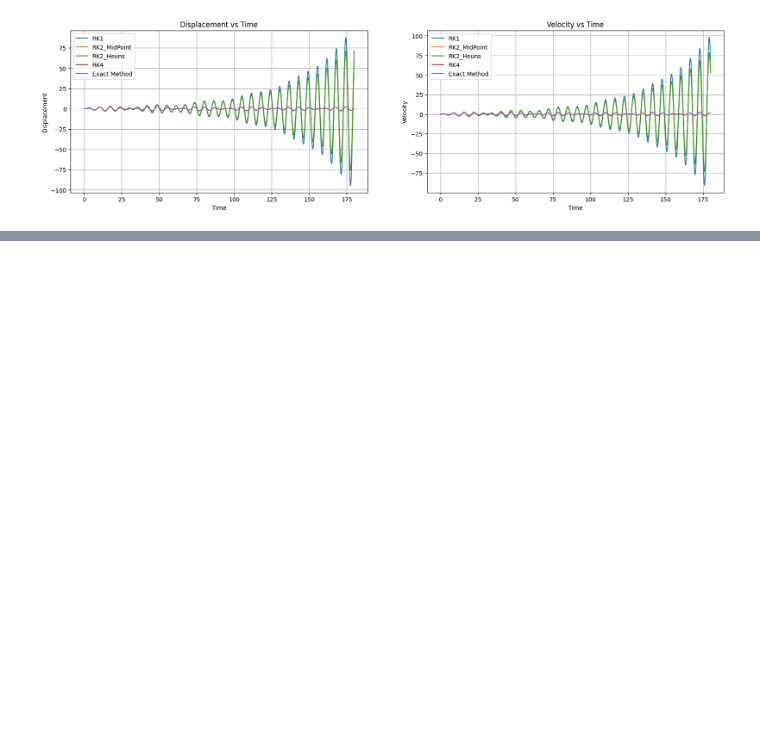
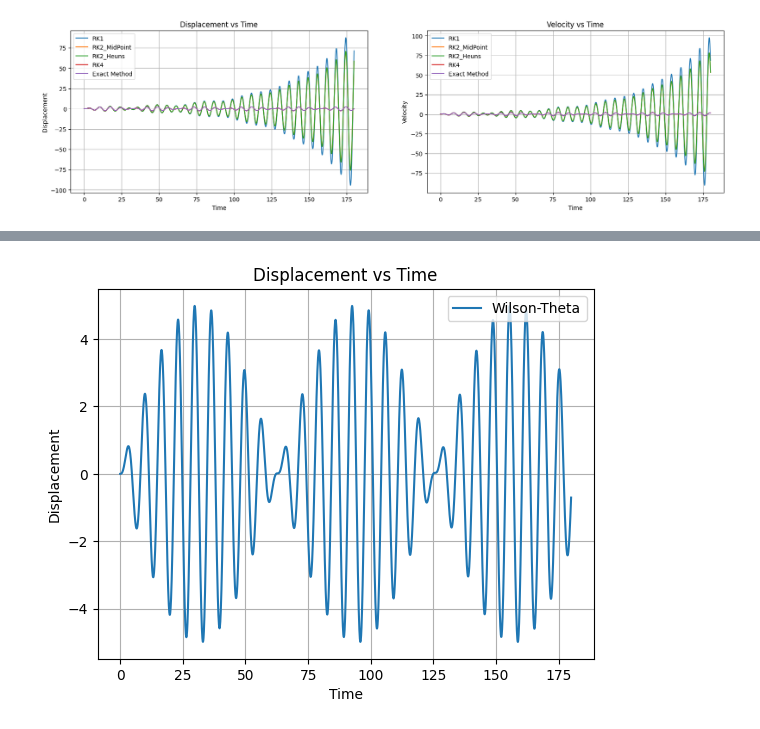
Before and after one commit to ravi-0309/Dynamic-Response, a Jupyter notebook: Numerical_Methods_to_Solve_Dynamic_Response.ipynb, the cells around one changed output, grey strips where cells are left out. Saved outputs shown, nothing was run; the diff lists cells and outputs as text; code cells hidden in the pictures; blank space fills up the shorter version.

```diff
--- a/Numerical_Methods_to_Solve_Dynamic_Response.ipynb
+++ b/Numerical_Methods_to_Solve_Dynamic_Response.ipynb
@@ -330,0 +374,68 @@ plt.show()
+# %%
+# WILSON-THETA METHOD
+
+import numpy as np
+import matplotlib.pyplot as plt
+
+# Input Parameters
+m = 1.0
+c = 0.0
+k = 1.0
+theta = 1.0
+
+# Time Values
+dt = 0.05 # Time-Step
+time = np.arange(0, 180, dt)
+
+# Forcing Function
+F_0 = 0.5
+ω = 0.9
+def F(t):
+  return F_0 * np.sin(ω * t)
+
+# Initial Conditions
+x_i = 0.0
+x_i_d = 0.0
+x_i_dd = (F(0) - c*x_i_d - k*x_i) / m
+
+# Delta Force Function
+def delta_cap_f(t, theta):
+  return F(t + theta*dt) - F(t)
+
+def delta_x_dd(t, x_i, x_i_d, x_i_dd):
+  tau = theta * dt
+  a = ((6*m) + (3*c*tau) + (k*tau**2))*theta
+  del_f_cap = delta_cap_f(t, theta)
+  return (6*del_f_cap - 6*k*tau*x_i_d - x_i_dd*(6*c*tau + 3*k*tau**2)) / a
+
+def delta_x_d(t, x_i, x_i_d, x_i_dd):
+  tau = theta * dt
+  del_x_dd = delta_x_dd(t, x_i, x_i_d, x_i_dd)
+  return (x_i_dd*dt + 0.5*dt*del_x_dd)
+
+def delta_x(t, x_i, x_i_d, x_i_dd):
+  tau = theta * dt
+  del_x_dd = delta_x_dd(t, x_i, x_i_d, x_i_dd)
+  return (x_i_d*dt + 0.5*dt*dt*x_i_dd + dt*dt*del_x_dd/6.0)
+
+x = []
+x_dot = []
+for t in time:
+  x_i_next = x_i + delta_x(t, x_i, x_i_d, x_i_dd)
+  x_i_d_next = x_i_d + delta_x_d(t, x_i, x_i_d, x_i_dd)
+  x_i_dd_next = x_i_dd + delta_x_dd(t, x_i, x_i_d, x_i_dd)
+  x.append(x_i_next)
+  x_dot.append(x_i_d_next)
+  x_i_dd = x_i_dd_next
+  x_i_d = x_i_d_next
+  x_i = x_i_next
+
+plt.plot(time, x, label = 'Wilson-Theta')
+plt.title('Displacement vs Time')
+plt.grid()
+plt.xlabel('Time')
+plt.ylabel('Displacement')
+plt.legend()
+plt.show()
+# %% [output]
+[figure, added]
```
Also changed, not shown: parts of 3 cells of this notebook.
